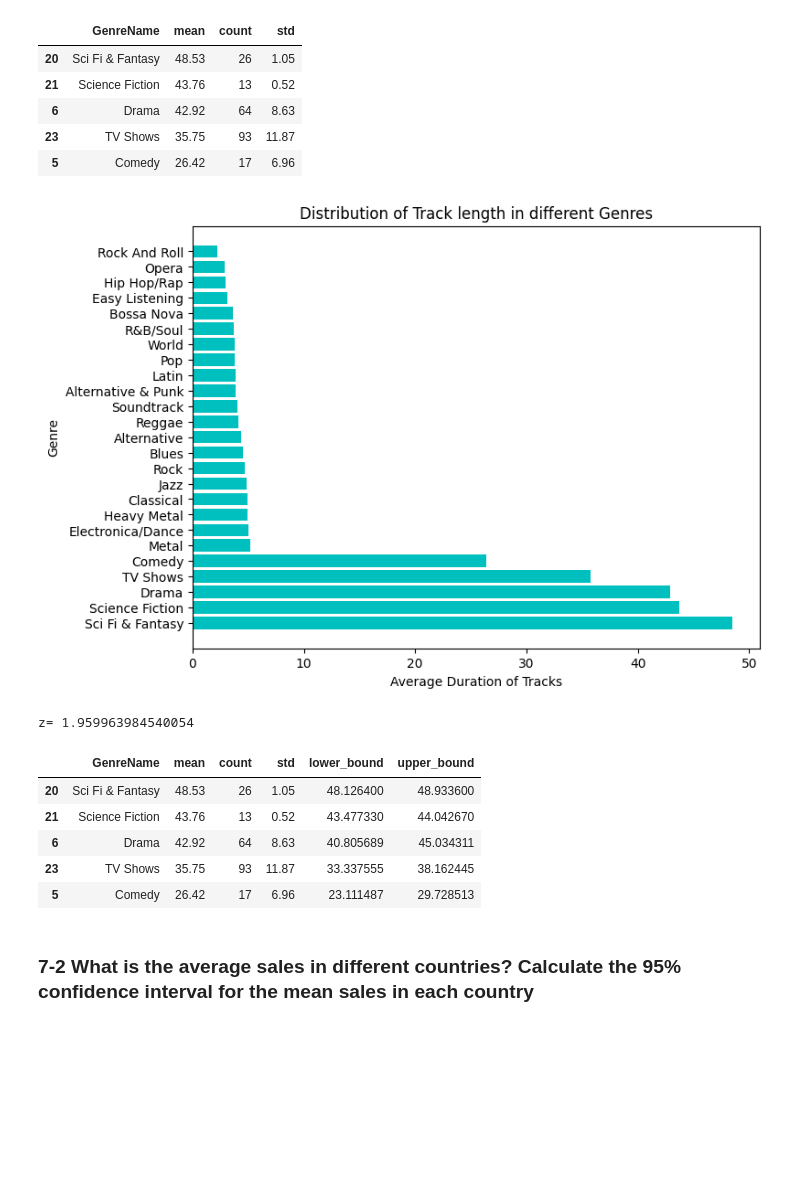
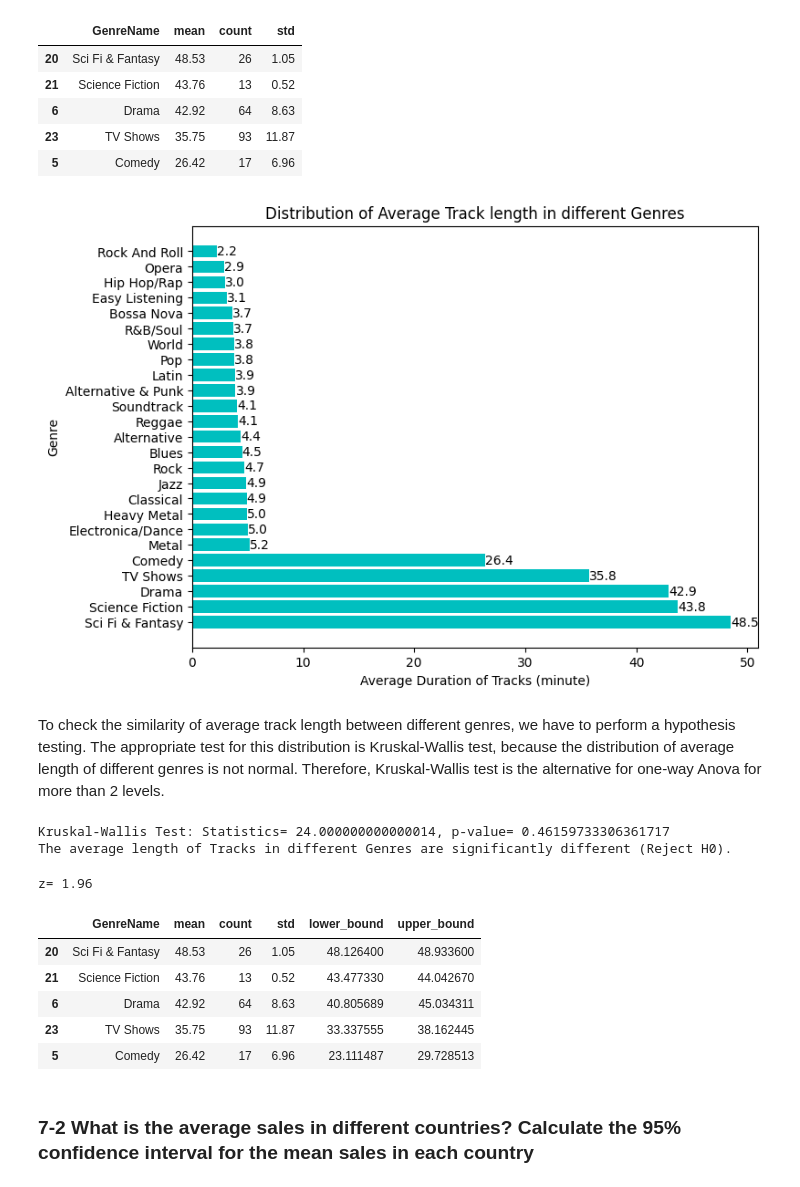
Before and after one commit to Mahlagha1994/Chinook, a Jupyter notebook: notebooks/Chinook Data Analysis.ipynb, the cells around one changed output. Drawn from its saved outputs; the diff is of its cells as text; code cells hidden in the pictures; blank space fills up the shorter version.

Commit message:
Edit The Answers of Hypothesis testing and Confidence Interval

```diff
--- a/notebooks/Chinook Data Analysis.ipynb
+++ b/notebooks/Chinook Data Analysis.ipynb
@@ -656,28 +661,53 @@ avg_genre_length.head()
 | 23 | TV Shows | 35.75 | 93 | 11.87 |
 | 5 | Comedy | 26.42 | 17 | 6.96 |
 # %%
+# Step 2
 # plot
 plt.figure(figsize=(8,6))
 barchart = plt.barh(avg_genre_length['GenreName'], avg_genre_length['mean'], align='center', color='c')
 
+for bar in barchart:
+    plt.text(bar.get_width(), bar.get_y() + bar.get_height()/2, f'{bar.get_width():.1f}',
+             va='center', ha='left', fontsize=10)
+
 plt.title('Distribution of Average Track length in different Genres')
 plt.ylabel('Genre')
-plt.xlabel('Average Duration of Tracks')
+plt.xlabel('Average Duration of Tracks (minute)')
 plt.show()
 # %% [output]
-[figure, old version]
+[figure, new version]
+# %% [markdown]
+To check the similarity of average track length between different genres, we have to perform a hypothesis testing. The appropriate test for this distribution is Kruskal-Wallis test, because the distribution of average length of different genres is not normal. Therefore, Kruskal-Wallis test is the alternative for one-way Anova for more than 2 levels.
+# %%
+# Step 3
+# Kruskal-Wallis test:
+genres = avg_genre_length['GenreName'].unique()
+genre_data = [avg_genre_length[avg_genre_length['GenreName'] == i]['mean'] for i in genres]
+stat, p_value = stats.kruskal(*genre_data)
+print(f'Kruskal-Wallis Test: Statistics= {stat}, p-value= {p_value}')
+
+# interpret
+alpha = 0.05
+if p_value < alpha:
+    print(f'The average length of Tracks in different Genres are the same (Fail to Reject H0).')
+else:
+    print(f'The average length of Tracks in different Genres are significantly different (Reject H0).')
+# %% [output]
+Kruskal-Wallis Test: Statistics= 24.000000000000014, p-value= 0.46159733306361717
+The average length of Tracks in different Genres are significantly different (Reject H0).
 # %%
+# Step 4
 # Confidence Interval
 confidence_level = 0.95
 z = stats.norm.ppf(1 - (1 - confidence_level) / 2)
-print(f'z= {z}')
+print(f'z= {z.round(2)}')
 
 # Calculate confidence interval
 avg_genre_length['lower_bound'] = avg_genre_length['mean'] - z * (avg_genre_length['std'] / np.sqrt(avg_genre_length['count']))
 avg_genre_length['upper_bound'] = avg_genre_length['mean'] + z * (avg_genre_length['std'] / np.sqrt(avg_genre_length['count']))
 avg_genre_length.head()
 # %% [output]
-z= 1.959963984540054
+z= 1.96
 |  | GenreName | mean | count | std | lower_bound | upper_bound |
 | 20 | Sci Fi & Fantasy | 48.53 | 26 | 1.05 | 48.126400 | 48.933600 |
 | 21 | Science Fiction | 43.76 | 13 | 0.52 | 43.477330 | 44.042670 |
```
Also changed, not shown: parts of 22 cells of this notebook.
